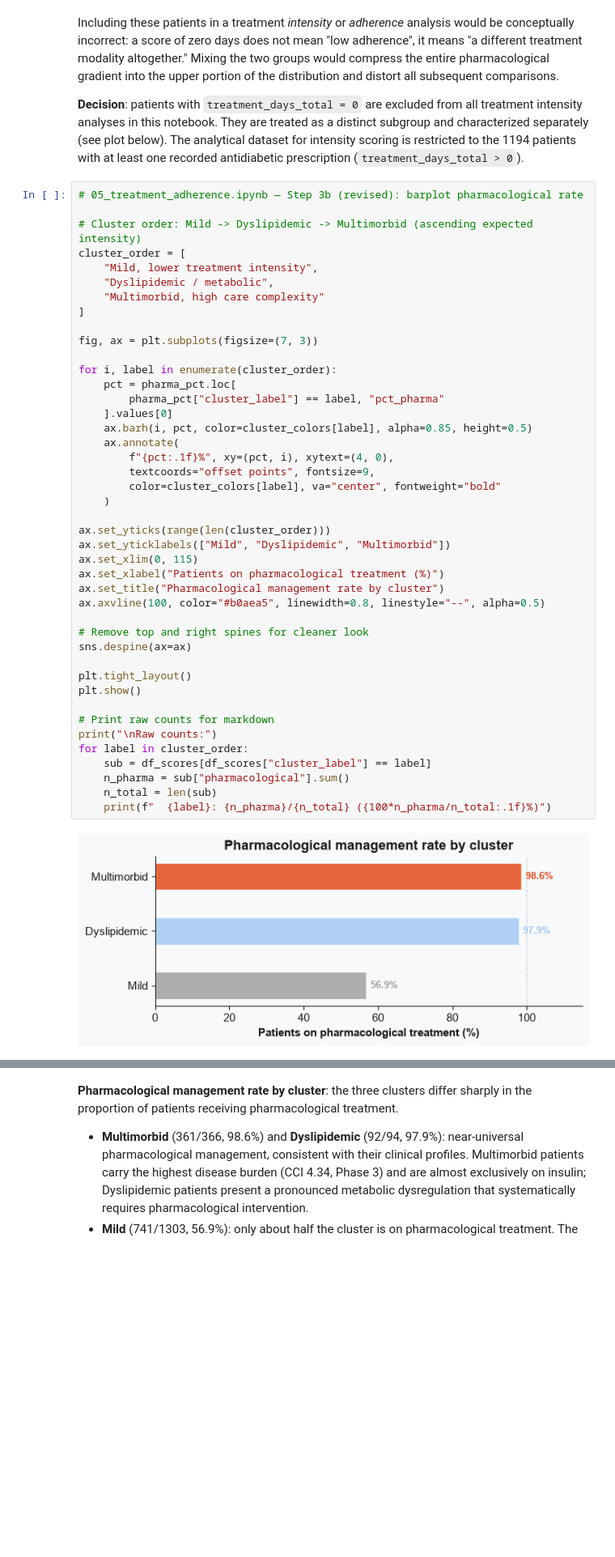
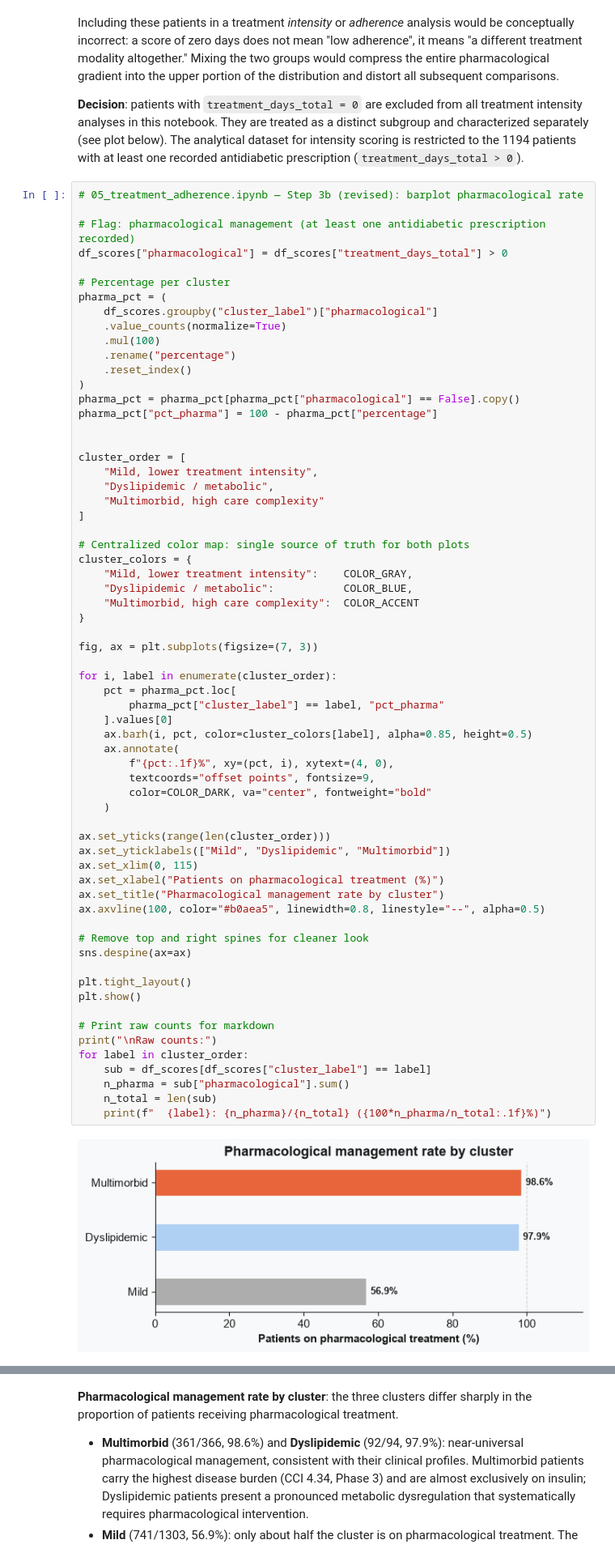
Before and after one commit to manuelcernigoj-lab/t2d-patient-subtyping, a Jupyter notebook: notebooks/05_treatment_adherence.ipynb, the cells around one changed output, grey strips where cells are left out. Shown at 81% size. Drawn from its saved outputs; the diff is of its cells as text; blank space fills up the shorter version.

```diff
--- a/notebooks/05_treatment_adherence.ipynb
+++ b/notebooks/05_treatment_adherence.ipynb
@@ -224,12 +208,33 @@ is restricted to the 1194 patients with at least one recorded antidiabetic presc
 # %%
 # 05_treatment_adherence.ipynb — Step 3b (revised): barplot pharmacological rate
 
-# Cluster order: Mild -> Dyslipidemic -> Multimorbid (ascending expected intensity)
+# Flag: pharmacological management (at least one antidiabetic prescription recorded)
+df_scores["pharmacological"] = df_scores["treatment_days_total"] > 0
+
+# Percentage per cluster
+pharma_pct = (
+    df_scores.groupby("cluster_label")["pharmacological"]
+    .value_counts(normalize=True)
+    .mul(100)
+    .rename("percentage")
+    .reset_index()
+)
+pharma_pct = pharma_pct[pharma_pct["pharmacological"] == False].copy()
+pharma_pct["pct_pharma"] = 100 - pharma_pct["percentage"]
+
+
 cluster_order = [
     "Mild, lower treatment intensity",
     "Dyslipidemic / metabolic",
     "Multimorbid, high care complexity"
 ]
+
+# Centralized color map: single source of truth for both plots
+cluster_colors = {
+    "Mild, lower treatment intensity":    COLOR_GRAY,
+    "Dyslipidemic / metabolic":           COLOR_BLUE,
+    "Multimorbid, high care complexity":  COLOR_ACCENT
+}
 
 fig, ax = plt.subplots(figsize=(7, 3))
 
@@ -237,35 +242,35 @@ for i, label in enumerate(cluster_order):
     pct = pharma_pct.loc[
         pharma_pct["cluster_label"] == label, "pct_pharma"
     ].values[0]
     ax.barh(i, pct, color=cluster_colors[label], alpha=0.85, height=0.5)
     ax.annotate(
         f"{pct:.1f}%", xy=(pct, i), xytext=(4, 0),
         textcoords="offset points", fontsize=9,
-        color=cluster_colors[label], va="center", fontweight="bold"
+        color=COLOR_DARK, va="center", fontweight="bold"
     )
 
 ax.set_yticks(range(len(cluster_order)))
 ax.set_yticklabels(["Mild", "Dyslipidemic", "Multimorbid"])
 ax.set_xlim(0, 115)
 ax.set_xlabel("Patients on pharmacological treatment (%)")
 ax.set_title("Pharmacological management rate by cluster")
 ax.axvline(100, color="#b0aea5", linewidth=0.8, linestyle="--", alpha=0.5)
 
 # Remove top and right spines for cleaner look
 sns.despine(ax=ax)
 
 plt.tight_layout()
 plt.show()
 
 # Print raw counts for markdown
 print("\nRaw counts:")
 for label in cluster_order:
     sub = df_scores[df_scores["cluster_label"] == label]
     n_pharma = sub["pharmacological"].sum()
     n_total = len(sub)
     print(f"  {label}: {n_pharma}/{n_total} ({100*n_pharma/n_total:.1f}%)")
 # %% [output]
-[figure, old version]
+[figure, new version]
 Raw counts:
   Mild, lower treatment intensity: 741/1303 (56.9%)
   Dyslipidemic / metabolic: 92/94 (97.9%)
```
Also changed, not shown: parts of 9 cells of this notebook, 3 other files.
